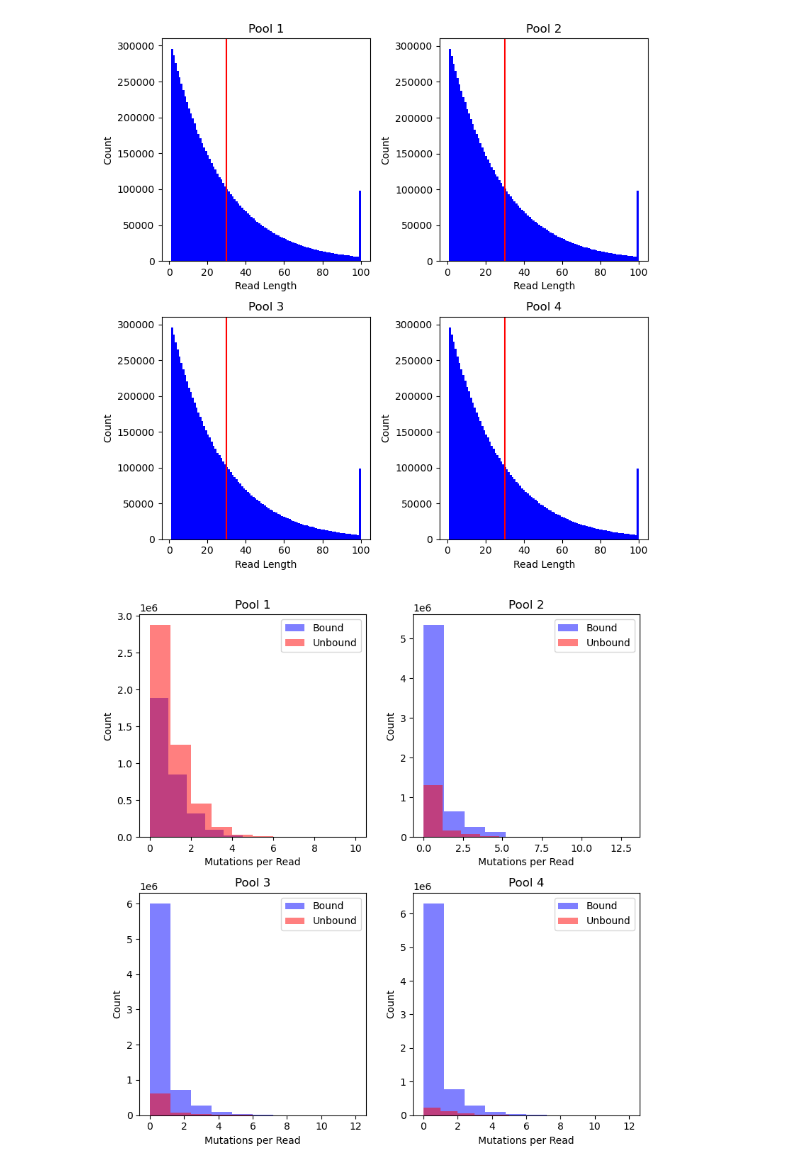
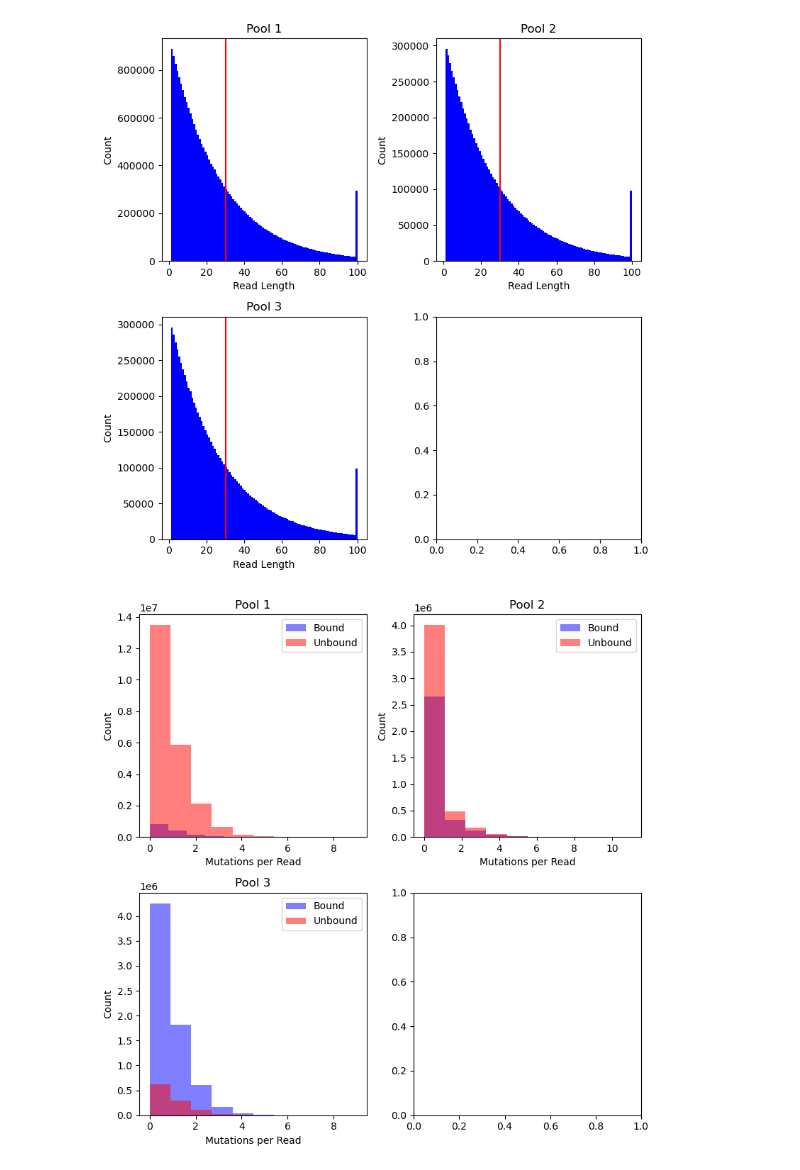
Before and after one commit to JoshuaGensel/MIME_ML, a Jupyter notebook: src/exploratory_analysis.ipynb, the cells around one changed output. Cells and saved outputs as stored; diff of their text form; code cells hidden in the pictures.

```diff
--- a/src/exploratory_analysis.ipynb
+++ b/src/exploratory_analysis.ipynb
@@ -6,7 +6,7 @@ import seaborn as sns
 # read in data
 
 # define directory path
-first_round_dir = '../data/simulation_data/first_round/'
+first_round_dir = '../data/simulation_data/experimental_conditions/first_round/'
 
 # read in .txt files, values separated by whitespace
 mpr_1_bound = np.loadtxt(first_round_dir + '1_mpr_bound.txt')
@@ -15,8 +15,6 @@ mpr_2_bound = np.loadtxt(first_round_dir + '2_mpr_bound.txt')
 mpr_2_unbound = np.loadtxt(first_round_dir + '2_mpr_unbound.txt')
 mpr_3_bound = np.loadtxt(first_round_dir + '3_mpr_bound.txt')
 mpr_3_unbound = np.loadtxt(first_round_dir + '3_mpr_unbound.txt')
-mpr_4_bound = np.loadtxt(first_round_dir + '4_mpr_bound.txt')
-mpr_4_unbound = np.loadtxt(first_round_dir + '4_mpr_unbound.txt')
 
 mprf_1_bound = np.loadtxt(first_round_dir + '1_mprf_bound.txt')
 mprf_1_unbound = np.loadtxt(first_round_dir + '1_mprf_unbound.txt')
@@ -24,13 +22,10 @@ mprf_2_bound = np.loadtxt(first_round_dir + '2_mprf_bound.txt')
 mprf_2_unbound = np.loadtxt(first_round_dir + '2_mprf_unbound.txt')
 mprf_3_bound = np.loadtxt(first_round_dir + '3_mprf_bound.txt')
 mprf_3_unbound = np.loadtxt(first_round_dir + '3_mprf_unbound.txt')
-mprf_4_bound = np.loadtxt(first_round_dir + '4_mprf_bound.txt')
-mprf_4_unbound = np.loadtxt(first_round_dir + '4_mprf_unbound.txt')
 
 rl_1 = np.loadtxt(first_round_dir + '1_read_lengths.txt')
 rl_2 = np.loadtxt(first_round_dir + '2_read_lengths.txt')
 rl_3 = np.loadtxt(first_round_dir + '3_read_lengths.txt')
-rl_4 = np.loadtxt(first_round_dir + '4_read_lengths.txt')
 # %%
 # print total number of reads per pool
 print('Total number of reads per pool:')
@@ -75,44 +66,35 @@ ax[1, 0].set_title('Pool 3')
 ax[1, 0].set_xlabel('Read Length')
 ax[1, 0].set_ylabel('Count')
 ax[1, 0].axvline(x=30, color='red')
-ax[1, 1].hist(rl_4, bins=100, color='blue')
-ax[1, 1].set_title('Pool 4')
-ax[1, 1].set_xlabel('Read Length')
-ax[1, 1].set_ylabel('Count')
-ax[1, 1].axvline(x=30, color='red')
+
 plt.tight_layout()
 # %% [output]
-[figure, old version]
+[figure, new version]
 # %%
 # plot histograms of mutations per read bound vs unbound
 fig, ax = plt.subplots(2, 2, figsize=(8,8))
 ax[0, 0].hist(mpr_1_bound, bins=10, color='blue', alpha=0.5, label='Bound')
 ax[0, 0].hist(mpr_1_unbound, bins=10, color='red', alpha=0.5, label='Unbound')
 ax[0, 0].set_title('Pool 1')
 ax[0, 0].set_xlabel('Mutations per Read')
 ax[0, 0].set_ylabel('Count')
 ax[0, 0].legend()
 ax[0, 1].hist(mpr_2_bound, bins=10, color='blue', alpha=0.5, label='Bound')
 ax[0, 1].hist(mpr_2_unbound, bins=10, color='red', alpha=0.5, label='Unbound')
 ax[0, 1].set_title('Pool 2')
 ax[0, 1].set_xlabel('Mutations per Read')
 ax[0, 1].set_ylabel('Count')
 ax[0, 1].legend()
 ax[1, 0].hist(mpr_3_bound, bins=10, color='blue', alpha=0.5, label='Bound')
 ax[1, 0].hist(mpr_3_unbound, bins=10, color='red', alpha=0.5, label='Unbound')
 ax[1, 0].set_title('Pool 3')
 ax[1, 0].set_xlabel('Mutations per Read')
 ax[1, 0].set_ylabel('Count')
 ax[1, 0].legend()
-ax[1, 1].hist(mpr_4_bound, bins=10, color='blue', alpha=0.5, label='Bound')
-ax[1, 1].hist(mpr_4_unbound, bins=10, color='red', alpha=0.5, label='Unbound')
-ax[1, 1].set_title('Pool 4')
-ax[1, 1].set_xlabel('Mutations per Read')
-ax[1, 1].set_ylabel('Count')
-ax[1, 1].legend()
+
 plt.tight_layout()
 # %% [output]
-[figure, old version]
+[figure, new version]
 # %%
 # plot histograms of mutations per read bound vs unbound after filtering
 fig, ax = plt.subplots(2, 2, figsize=(8,8))
```
Also changed, not shown: parts of 6 cells of this notebook.
